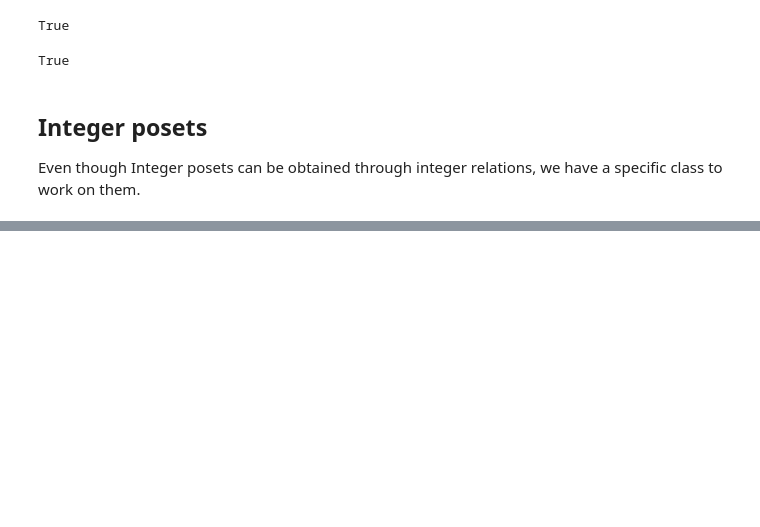
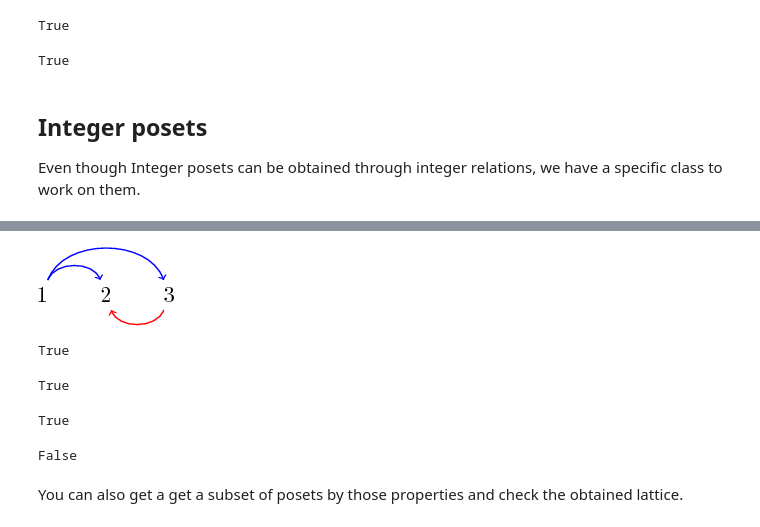
Before and after one commit to VivianePons/public-notebooks, a Jupyter notebook: IntegerPosets/Demo.ipynb, the cells around one changed output, grey strips where cells are left out. Cells and saved outputs as stored; diff of their text form; code cells hidden in the pictures; blank space fills up the shorter version.

```diff
--- a/IntegerPosets/Demo.ipynb
+++ b/IntegerPosets/Demo.ipynb
@@ -155,0 +189,22 @@ NameError: name 'cached_function' is not defined
+# %%
+viewLatex(ip)
+# %% [output]
+[figure, added]
+# %%
+ip.is_woip()
+# %% [output]
+True
+# %%
+ip.is_woep()
+# %% [output]
+True
+# %%
+ip.is_wof()
+# %% [output]
+True
+# %%
+ip.is_toip()
+# %% [output]
+False
+# %% [markdown]
+You can also get a get a subset of posets by those properties and check the obtained lattice.
```
Also changed, not shown: parts of 28 cells of this notebook, 1 other file.
